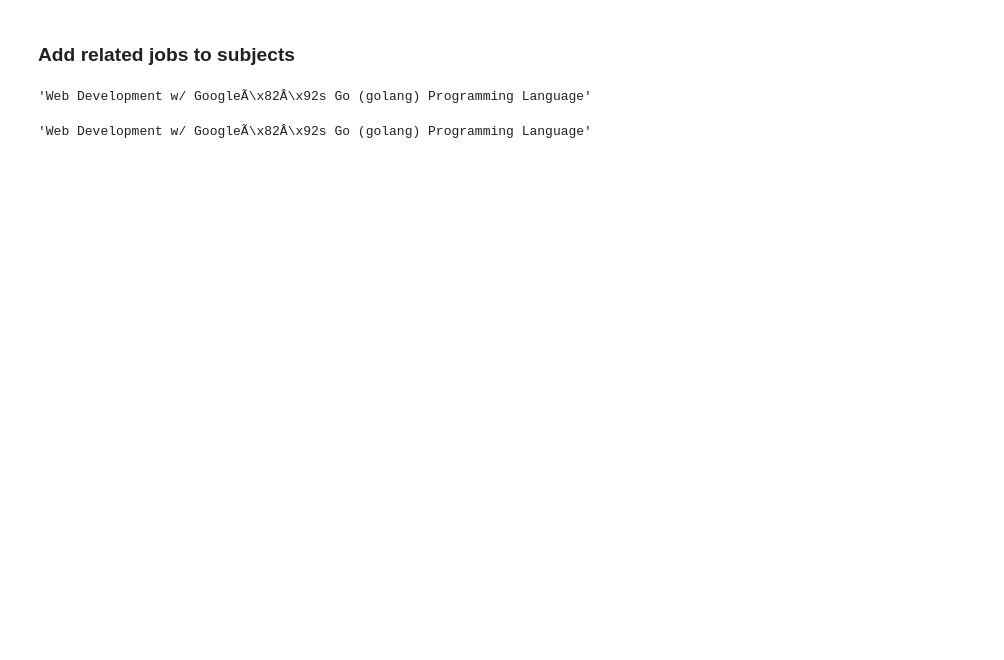
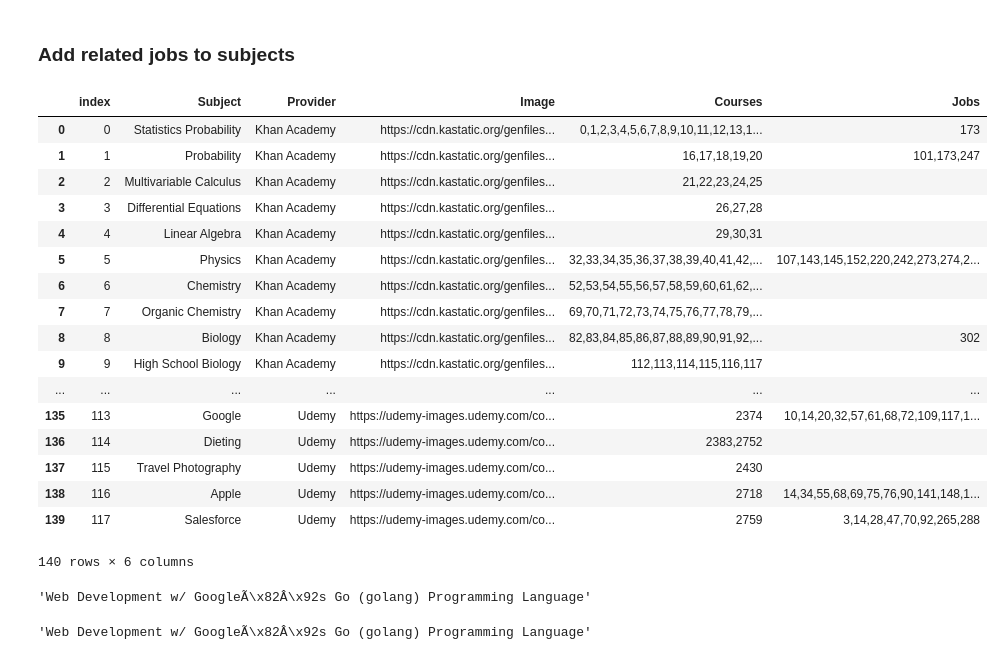
Before and after one commit to JeffJiang42/idb, a Jupyter notebook: scrape/Relations.ipynb, the cells around one changed output. Drawn from its saved outputs; the diff is of its cells as text; code cells hidden in the pictures; blank space fills up the shorter version.

```diff
--- a/scrape/Relations.ipynb
+++ b/scrape/Relations.ipynb
@@ -47,6 +77,27 @@ def get_jobs(x):
     return ','.join(str(idx) for idx in jobs)
 # %%
 df_subjects["Jobs"] = df_subjects["Subject"].apply(lambda x: get_jobs(x))
+# %%
+df_subjects
+# %% [output]
+|  | index | Subject | Provider | Image | Courses | Jobs |
+| 0 | 0 | Statistics Probability | Khan Academy | https://cdn.kastatic.org/genfiles... | 0,1,2,3,4,5,6,7,8,9,10,11,12,13,1... | 173 |
+| 1 | 1 | Probability | Khan Academy | https://cdn.kastatic.org/genfiles... | 16,17,18,19,20 | 101,173,247 |
+| 2 | 2 | Multivariable Calculus | Khan Academy | https://cdn.kastatic.org/genfiles... | 21,22,23,24,25 |  |
+| 3 | 3 | Differential Equations | Khan Academy | https://cdn.kastatic.org/genfiles... | 26,27,28 |  |
+| 4 | 4 | Linear Algebra | Khan Academy | https://cdn.kastatic.org/genfiles... | 29,30,31 |  |
+| 5 | 5 | Physics | Khan Academy | https://cdn.kastatic.org/genfiles... | 32,33,34,35,36,37,38,39,40,41,42,... | 107,143,145,152,220,242,273,274,2... |
+| 6 | 6 | Chemistry | Khan Academy | https://cdn.kastatic.org/genfiles... | 52,53,54,55,56,57,58,59,60,61,62,... |  |
+| 7 | 7 | Organic Chemistry | Khan Academy | https://cdn.kastatic.org/genfiles... | 69,70,71,72,73,74,75,76,77,78,79,... |  |
+| 8 | 8 | Biology | Khan Academy | https://cdn.kastatic.org/genfiles... | 82,83,84,85,86,87,88,89,90,91,92,... | 302 |
+| 9 | 9 | High School Biology | Khan Academy | https://cdn.kastatic.org/genfiles... | 112,113,114,115,116,117 |  |
+| ... | ... | ... | ... | ... | ... | ... |
+| 135 | 113 | Google | Udemy | https://udemy-images.udemy.com/co... | 2374 | 10,14,20,32,57,61,68,72,109,117,1... |
+| 136 | 114 | Dieting | Udemy | https://udemy-images.udemy.com/co... | 2383,2752 |  |
+| 137 | 115 | Travel Photography | Udemy | https://udemy-images.udemy.com/co... | 2430 |  |
+| 138 | 116 | Apple | Udemy | https://udemy-images.udemy.com/co... | 2718 | 14,34,55,68,69,75,76,90,141,148,1... |
+| 139 | 117 | Salesforce | Udemy | https://udemy-images.udemy.com/co... | 2759 | 3,14,28,47,70,92,265,288 |
+140 rows × 6 columns
 # %%
 df_courses.Course[490]
 # %% [output]
```
Also changed, not shown: parts of 13 cells of this notebook, 5 other files.
